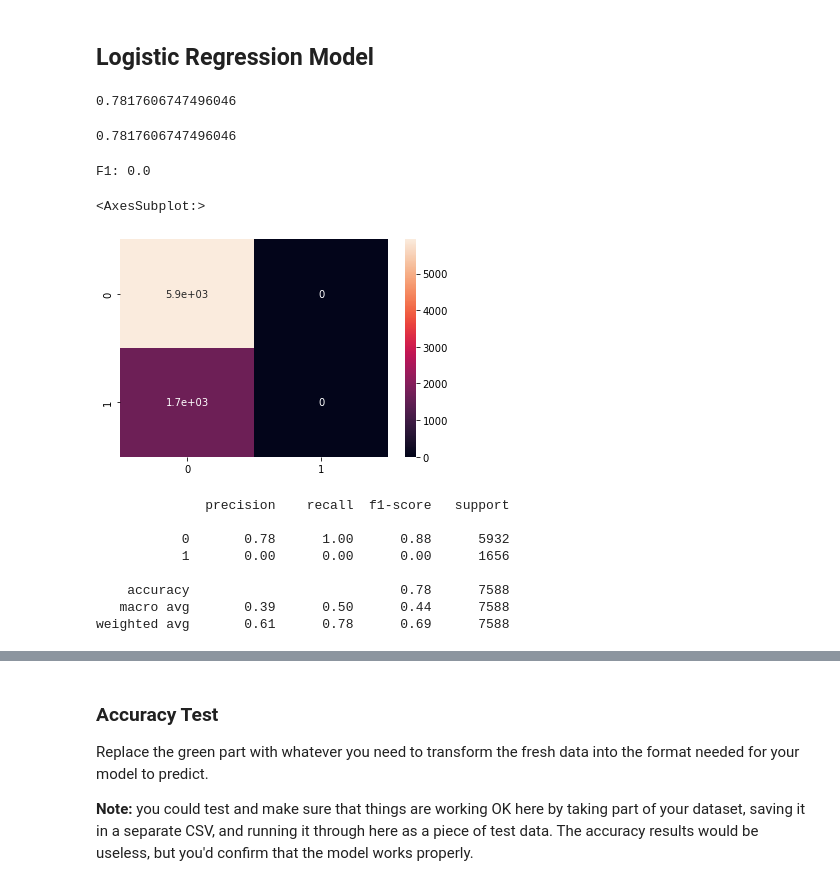
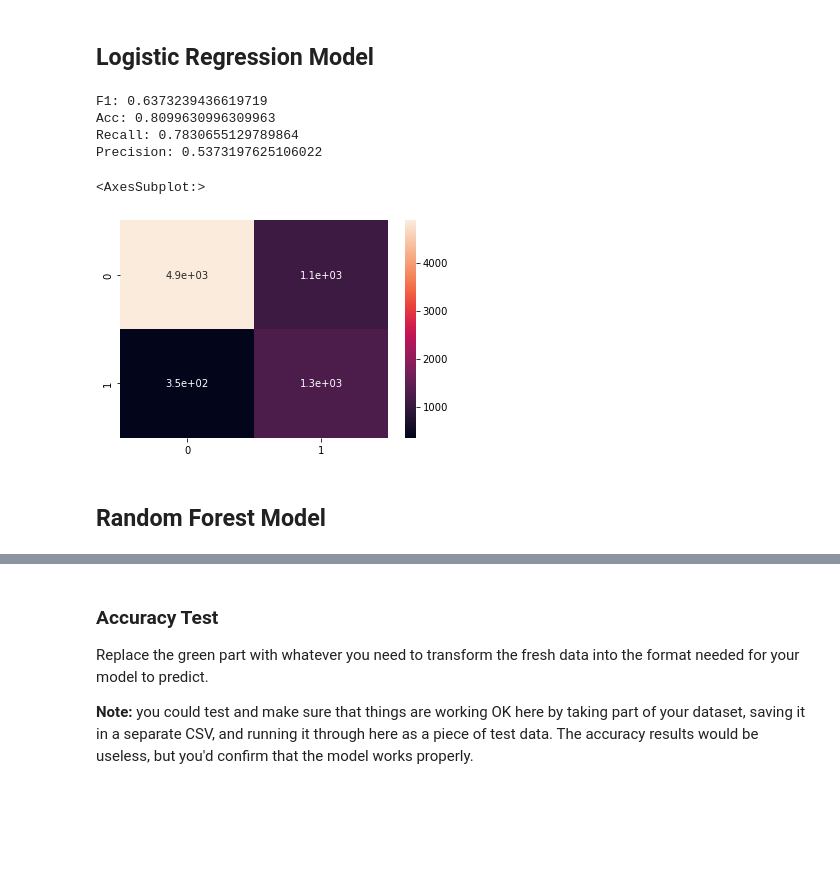
Before and after one commit to rodsunio/BSIP_Assignment_4_Students, a Jupyter notebook: asn4_start.ipynb, the cells around one changed output, grey strips where cells are left out. Cells and saved outputs as stored; diff of their text form; code cells hidden in the pictures; blank space fills up the shorter version.

```diff
--- a/asn4_start.ipynb
+++ b/asn4_start.ipynb
@@ -169,6 +158,16 @@ print("X-Train:", xTrain.shape)
 print("X-Test:", xTest.shape)
 print("Y-Train:", yTrain.shape)
 print("Y-Test:", yTest.shape)
+
+from imblearn.over_sampling import ADASYN
+sampler = ADASYN(n_jobs=-1)
+
+xTrain_samp, yTrain_samp = sampler.fit_resample(xTrain, yTrain)
+
+from sklearn.preprocessing import MinMaxScaler
+scaler = MinMaxScaler()
+xTrain_norm = scaler.fit_transform(xTrain_samp)
+xTest_norm = scaler.transform(xTest)
 # %% [output]
 X-Train: (17705, 15)
 X-Test: (7588, 15)
@@ -188,36 +187,22 @@ mean_squared_error(ypred,yTest,squared=False)
 # %% [markdown]
 ## Logistic Regression Model
-# %%
-model2 = LogisticRegression().fit(xTrain,yTrain.ravel())
-md1Pred = model2.predict(xTest)
-score = model2.score(xTest, yTest)
-print(score)
-# %% [output]
-0.7817606747496046
-# %%
-model2 = LogisticRegression(max_iter=1000).fit(xTrain,yTrain.ravel())
-md2Pred = model2.predict(xTest)
-score = model2.score(xTest, yTest)
-print(score)
-# %% [output]
-0.7817606747496046
-# %%
-print("F1:",f1_score(yTest, md1Pred))
-conf_matrix = confusion_matrix(yTest, md1Pred)
-sns.heatmap(conf_matrix, annot=True)
-# %% [output]
-F1: 0.0
-<AxesSubplot:>
-[figure, removed]
-# %%
-from sklearn.metrics import classification_report
-print(classification_report(yTest, md1Pred, digits=2))
-# %% [output]
-              precision    recall  f1-score   support
-
-           0       0.78      1.00      0.88      5932
-           1       0.00      0.00      0.00      1656
-
-    accuracy                           0.78      7588
-   macro avg       0.39      0.50      0.44      7588
-weighted avg       0.61      0.78      0.69      7588
+# %%
+from sklearn.preprocessing import binarize
+model2 = LogisticRegression(n_jobs=-1).fit(xTrain_norm, yTrain_samp.ravel())
+md1Pred = model2.predict(xTest_norm)
+labels = binarize(np.array(md1Pred).reshape(-1,1), threshold=.5)
+print("F1:",f1_score(yTest, md1Pred))
+print("Acc:",accuracy_score(yTest, labels))
+print("Recall:",recall_score(yTest, labels))
+print("Precision:",precision_score(yTest, labels))
+conf_matrix = confusion_matrix(yTest, md1Pred)
+sns.heatmap(conf_matrix, annot=True)
+# %% [output]
+F1: 0.6373239436619719
+Acc: 0.8099630996309963
+Recall: 0.7830655129789864
+Precision: 0.5373197625106022
+<AxesSubplot:>
+[figure, added]
+# %% [markdown]
+## Random Forest Model
```
Also changed, not shown: parts of 18 cells of this notebook.
